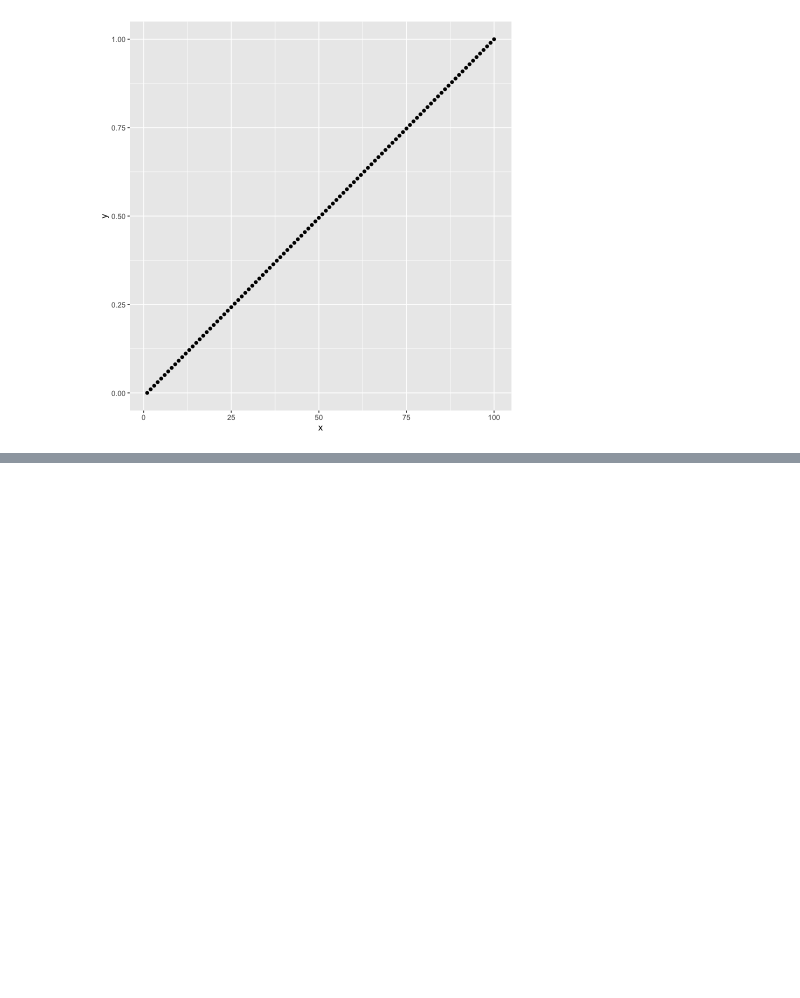
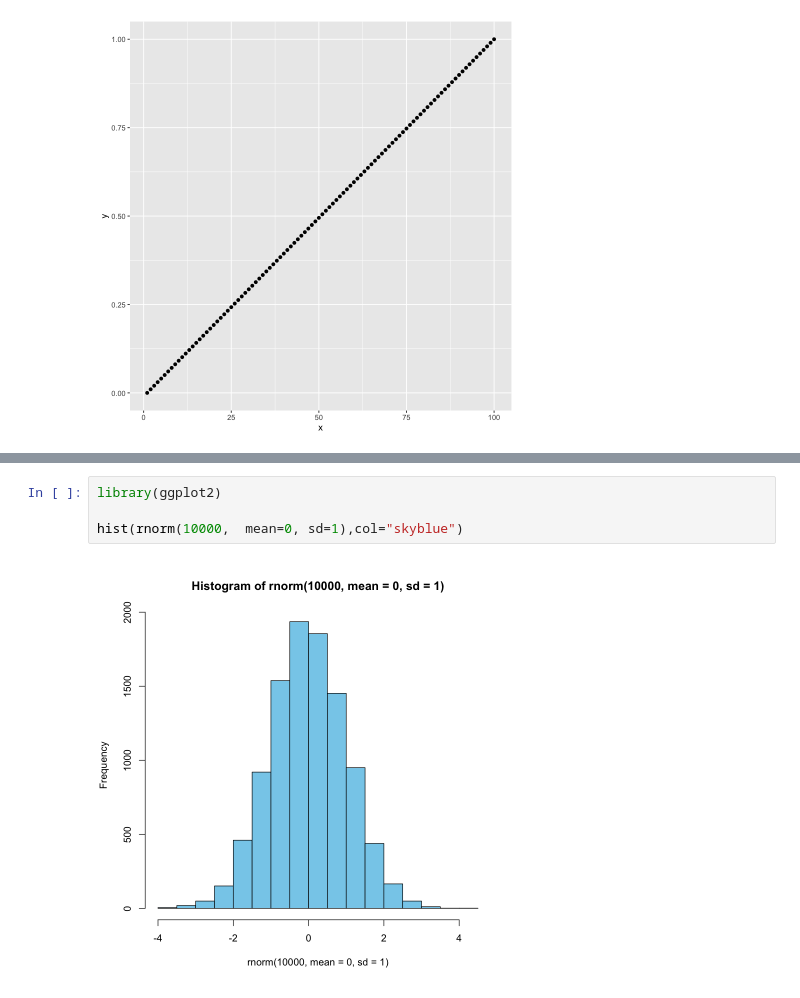
Before and after one commit to wang-zhijun/learn-statistics, a Jupyter notebook: learn-r.ipynb, the cells around one changed output, grey strips where cells are left out. Drawn from its saved outputs; the diff is of its cells as text; blank space fills up the shorter version.

Commit message:
0.32. 正規分布の乱数を生成(rnorm)

```diff
--- a/learn-r.ipynb
+++ b/learn-r.ipynb
@@ -906,0 +913,6 @@ ggplot(d, aes(x=x, y=y)) +
+# %%
+library(ggplot2)
+
+hist(rnorm(10000,  mean=0, sd=1),col="skyblue")
+# %% [output]
+[figure, added]
```
Also changed, not shown: parts of 5 cells of this notebook.
